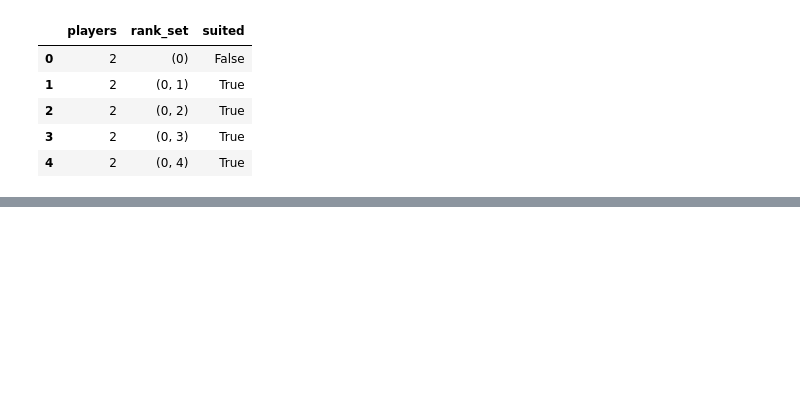
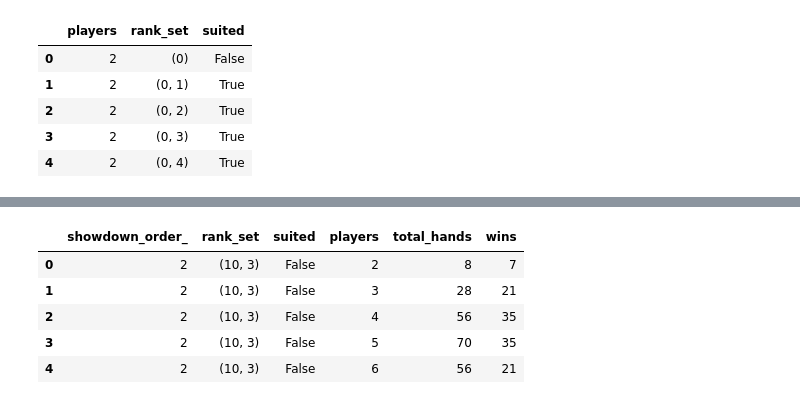
Before and after one commit to bnies1017/PokerDataScience, a Jupyter notebook: notebooks/02_monte_carlo_equity.ipynb, the cells around one changed output, grey strips where cells are left out. Cells and saved outputs as stored; diff of their text form; code cells hidden in the pictures; blank space fills up the shorter version.

```diff
--- a/notebooks/02_monte_carlo_equity.ipynb
+++ b/notebooks/02_monte_carlo_equity.ipynb
@@ -83,0 +100,20 @@ memory usage: 281.5+ MB
+# %%
+# add columns that represent the total number of hands to consider for P players, and the number of times the hand won (showdown_order_ is minimum compared to a combination of P-1 other players)
+
+# For each row, total_hands is the number of ways to choose (players-1) opponents from 8 possible opponents
+preflop_hands['total_hands'] = preflop_hands['players'].apply(lambda p: comb(8, p-1))
+
+# for each row, wins is the number of ways to choose (players-1) opponents from those with worse showdown_order_
+preflop_hands['wins'] = preflop_hands.apply(
+    lambda row: comb(9 - row['showdown_order_'], row['players'] - 1),
+    axis=1
+)
+# preview data
+preflop_hands.head()
+# %% [output]
+|  | showdown_order_ | rank_set | suited | players | total_hands | wins |
+| 0 | 2 | (10, 3) | False | 2 | 8 | 7 |
+| 1 | 2 | (10, 3) | False | 3 | 28 | 21 |
+| 2 | 2 | (10, 3) | False | 4 | 56 | 35 |
+| 3 | 2 | (10, 3) | False | 5 | 70 | 35 |
+| 4 | 2 | (10, 3) | False | 6 | 56 | 21 |
```
Also changed, not shown: parts of 12 cells of this notebook.
